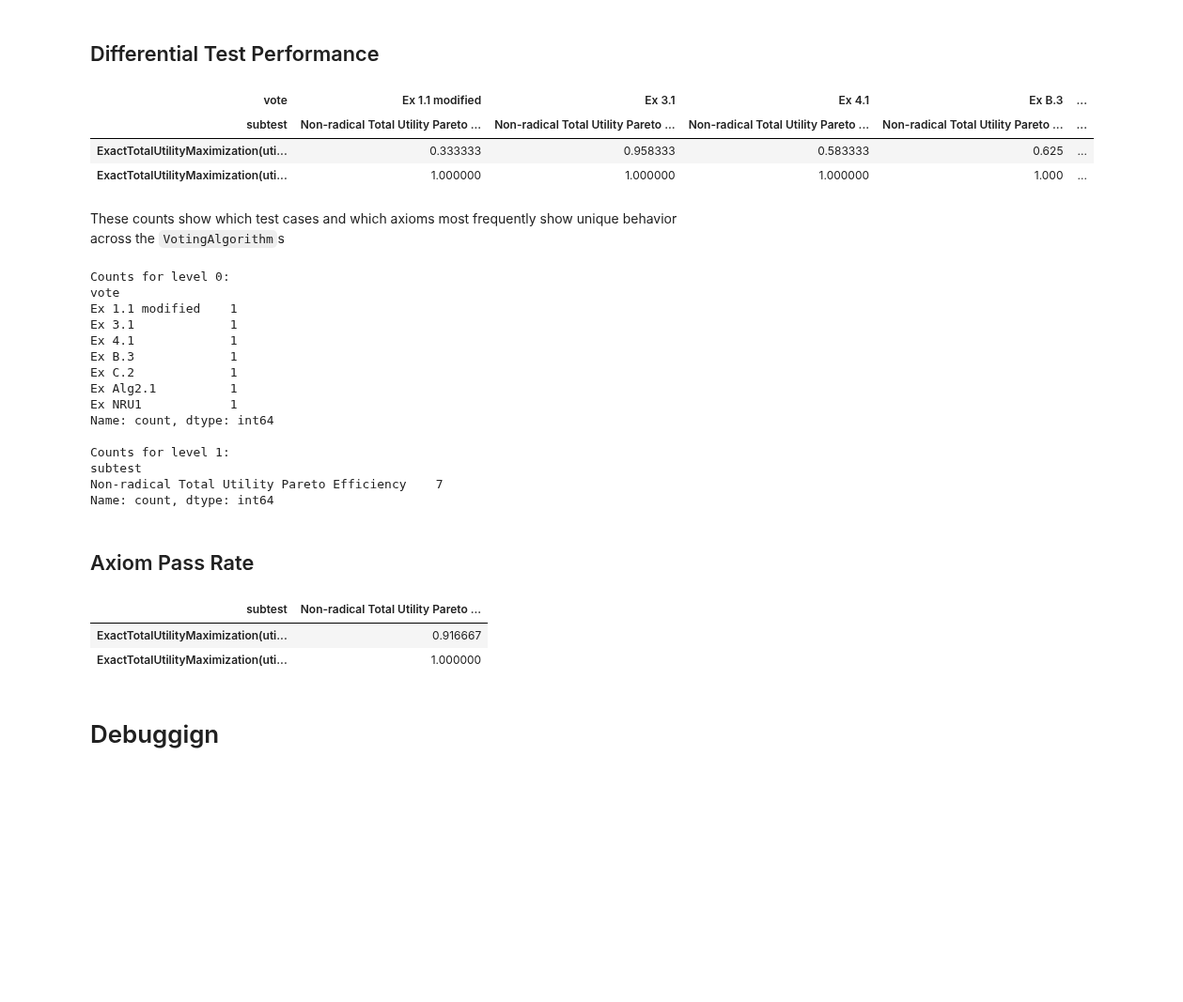
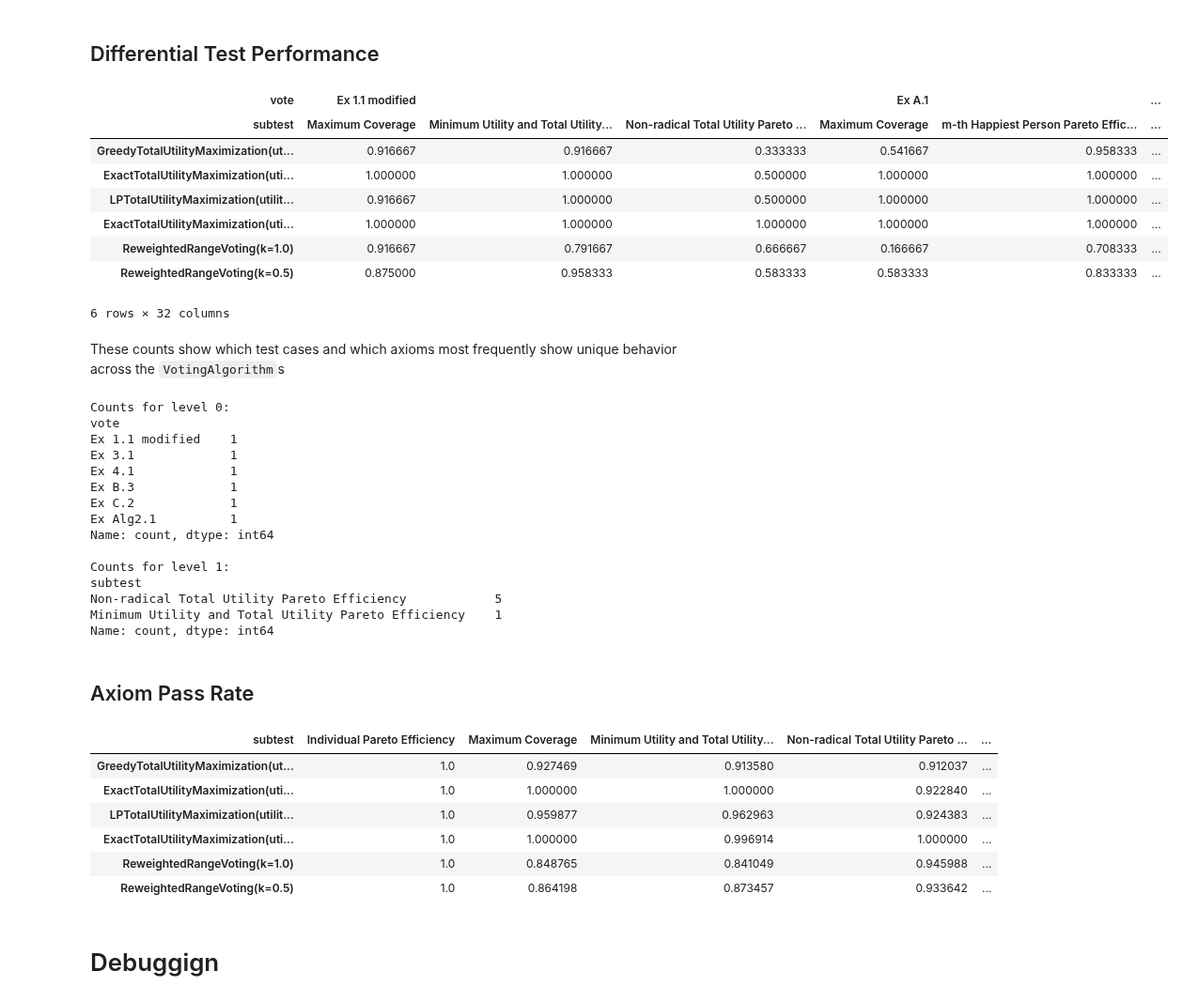
Before and after one commit to aaron-sandoval/generative_social_choice, a Jupyter notebook: generative_social_choice/plots/analyze_voting_algorithm_axiom_results.ipynb, the cells around one changed output. Shown at 94% size. Cells and saved outputs as stored; diff of their text form; code cells hidden in the pictures; blank space fills up the shorter version.

```diff
--- a/generative_social_choice/plots/analyze_voting_algorithm_axiom_results.ipynb
+++ b/generative_social_choice/plots/analyze_voting_algorithm_axiom_results.ipynb
@@ -32,11 +32,11 @@ from generative_social_choice.test.utilities_for_testing import rated_vote_cases
 # Load Data
 # %%
 voting_algorithm_evals_dir = get_base_dir_path() / "data" / "voting_algorithm_evals"
-latest = True
+latest = False
 if latest:
     file = sorted(voting_algorithm_evals_dir.glob("*.csv"))[-1]
 else:
-    file = voting_algorithm_evals_dir / "2025-01-20-180945.csv"
+    file = voting_algorithm_evals_dir / "2025-11-07-234841.csv"
 file
 
 df = pd.read_csv(file, index_col=0, header=[0, 1])
@@ -71,15 +83,21 @@ dtype: float64
 # %% [markdown]
 ## Differential Test Performance
 # %%
-algs_for_non_uniform_rows = df.loc[[ExactTotalUtilityMaximization().name, ExactTotalUtilityMaximization(utility_transform=GeometricTransformation(p=1.5)).name], :]
+algs_for_non_uniform_rows = df
+# algs_for_non_uniform_rows = df.loc[[ExactTotalUtilityMaximization().name, ExactTotalUtilityMaximization(utility_transform=GeometricTransformation(p=1.5)).name], :]
 
 non_uniform_columns = algs_for_non_uniform_rows.loc[:, algs_for_non_uniform_rows.nunique() > 1]
 non_uniform_columns
 # %% [output]
-| vote | Ex 1.1 modified | Ex 3.1 | Ex 4.1 | Ex B.3 | ... |
-| subtest | Non-radical Total Utility Pareto ... | Non-radical Total Utility Pareto ... | Non-radical Total Utility Pareto ... | Non-radical Total Utility Pareto ... | ... |
-| ExactTotalUtilityMaximization(uti... | 0.333333 | 0.958333 | 0.583333 | 0.625 | ... |
-| ExactTotalUtilityMaximization(uti... | 1.000000 | 1.000000 | 1.000000 | 1.000 | ... |
+| vote | Ex 1.1 modified |  |  | Ex A.1 |  | ... |
+| subtest | Maximum Coverage | Minimum Utility and Total Utility... | Non-radical Total Utility Pareto ... | Maximum Coverage | m-th Happiest Person Pareto Effic... | ... |
+| GreedyTotalUtilityMaximization(ut... | 0.916667 | 0.916667 | 0.333333 | 0.541667 | 0.958333 | ... |
+| ExactTotalUtilityMaximization(uti... | 1.000000 | 1.000000 | 0.500000 | 1.000000 | 1.000000 | ... |
+| LPTotalUtilityMaximization(utilit... | 0.916667 | 1.000000 | 0.500000 | 1.000000 | 1.000000 | ... |
+| ExactTotalUtilityMaximization(uti... | 1.000000 | 1.000000 | 1.000000 | 1.000000 | 1.000000 | ... |
+| ReweightedRangeVoting(k=1.0) | 0.916667 | 0.791667 | 0.666667 | 0.166667 | 0.708333 | ... |
+| ReweightedRangeVoting(k=0.5) | 0.875000 | 0.958333 | 0.583333 | 0.583333 | 0.833333 | ... |
+6 rows × 32 columns
 # %% [markdown]
 These counts show which test cases and which axioms most frequently show unique behavior across the `VotingAlgorithm`s
 # %%
@@ -100,21 +118,25 @@ Ex 4.1             1
 Ex B.3             1
 Ex C.2             1
 Ex Alg2.1          1
-Ex NRU1            1
 Name: count, dtype: int64
 
 Counts for level 1:
 subtest
-Non-radical Total Utility Pareto Efficiency    7
+Non-radical Total Utility Pareto Efficiency            5
+Minimum Utility and Total Utility Pareto Efficiency    1
 Name: count, dtype: int64
 # %% [markdown]
 ## Axiom Pass Rate
 # %%
 df.groupby(df.columns.get_level_values(1), axis=1).mean()
 # %% [output]
-| subtest | Non-radical Total Utility Pareto ... |
-| ExactTotalUtilityMaximization(uti... | 0.916667 |
-| ExactTotalUtilityMaximization(uti... | 1.000000 |
+| subtest | Individual Pareto Efficiency | Maximum Coverage | Minimum Utility and Total Utility... | Non-radical Total Utility Pareto ... | ... |
+| GreedyTotalUtilityMaximization(ut... | 1.0 | 0.927469 | 0.913580 | 0.912037 | ... |
+| ExactTotalUtilityMaximization(uti... | 1.0 | 1.000000 | 1.000000 | 0.922840 | ... |
+| LPTotalUtilityMaximization(utilit... | 1.0 | 0.959877 | 0.962963 | 0.924383 | ... |
+| ExactTotalUtilityMaximization(uti... | 1.0 | 1.000000 | 0.996914 | 1.000000 | ... |
+| ReweightedRangeVoting(k=1.0) | 1.0 | 0.848765 | 0.841049 | 0.945988 | ... |
+| ReweightedRangeVoting(k=0.5) | 1.0 | 0.864198 | 0.873457 | 0.933642 | ... |
 # %% [markdown]
 # Debuggign
 # %%
```
Also changed, not shown: parts of 15 cells of this notebook.
